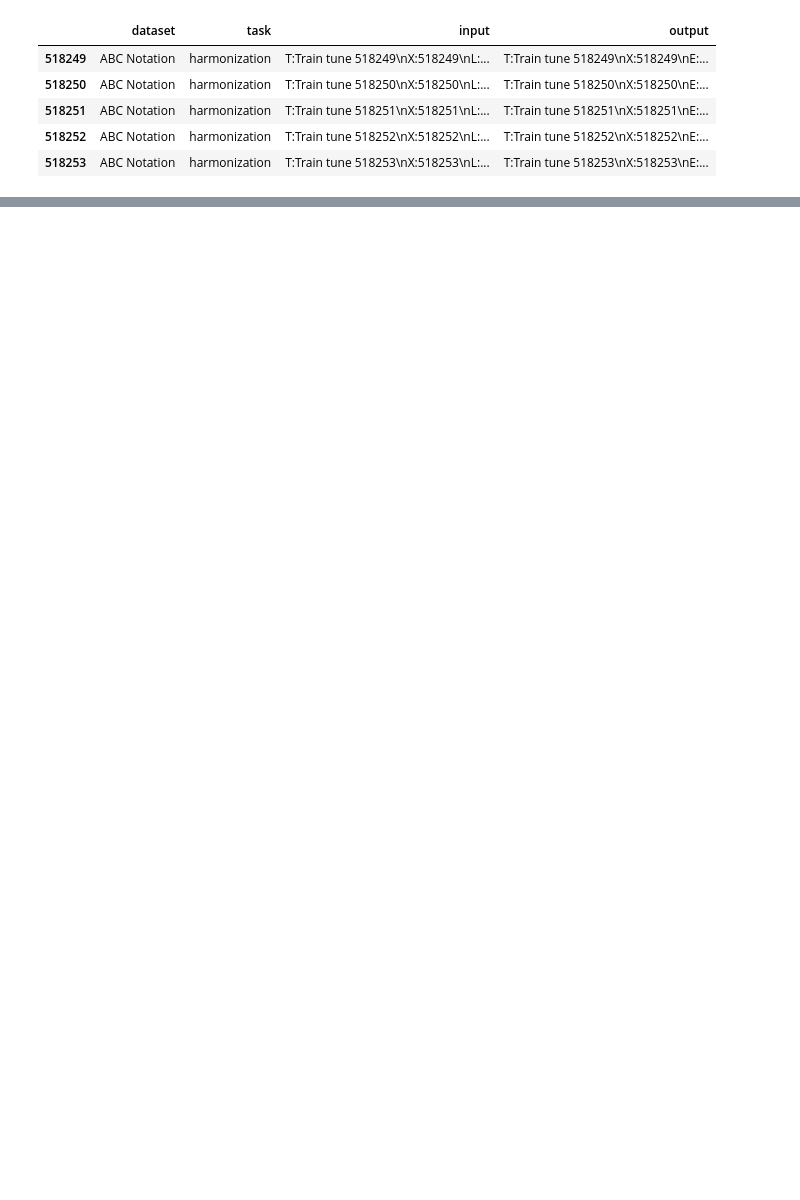
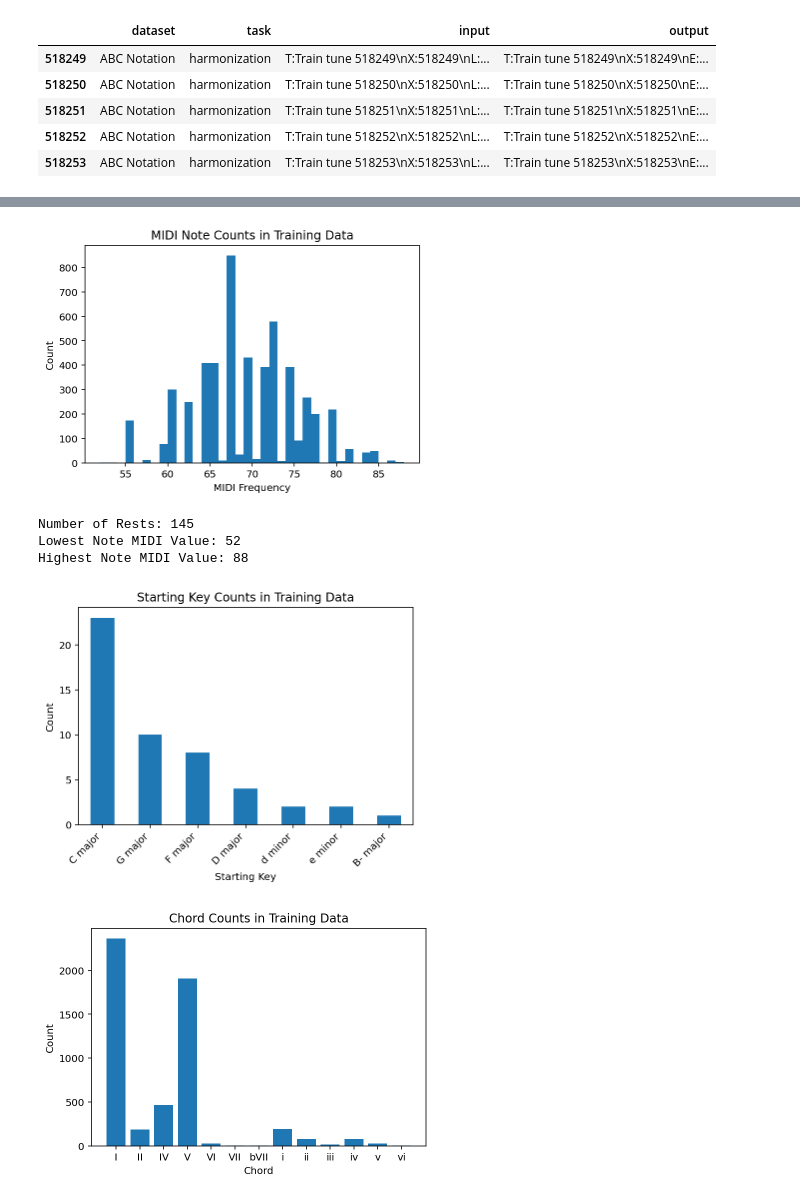
Before and after one commit to adamwellsward/Portfolio_Projects, a Jupyter notebook: visualization.ipynb, the cells around one changed output, grey strips where cells are left out. Saved outputs shown, nothing was run; the diff lists cells and outputs as text; code cells hidden in the pictures; blank space fills up the shorter version.

Commit message:
Updated Visualizations

```diff
--- a/visualization.ipynb
+++ b/visualization.ipynb
@@ -68,16 +68,20 @@ def get_visualization_counts(output: pd.Series) -> pd.DataFrame:
                 # TODO: Implement ordering of the keys to obtain frquencies of each key
         return key
 
+    def get_length(melody: list):
+        return len(melody)
+
     # use the functions to create the new dataframe
     vis_df['chords'] = output.apply(get_chord)
     vis_df['keys'] = output.apply(get_key)
     vis_df['melody'] = output.apply(get_melody_notes)
+    vis_df['length'] = vis_df['melody'].apply(get_length)
 
     return vis_df
 
 # use the function to get the dataframe of chords and notes
-# get the keys
-# think about the number of chords per song, or notes per chord, etc.
+# Histogram of the roman numeral chords for all of the songs in the data set
+# "confusion mmatrix" prob of transitioning from I to V
 # %%
 # test it
-vis_df = get_visualization_counts(bad_cleaning.iloc[:500])
+vis_df = get_visualization_counts(bad_cleaning.iloc[:50])
@@ -102,0 +88,55 @@ plt.show()
+# %%
+# plot the counts of the MIDI frequencies
+# get all of the notes (count the rests and remove them)
+all_notes = np.concatenate([np.array(x) for x in vis_df['melody']])
+num_rests = np.sum(all_notes == '-')
+all_notes = all_notes[all_notes != '-']
+
+# get the high and low values and set the bins
+low = np.min(all_notes)
+high = np.max(all_notes)
+bins = np.linspace(low, high, high - low + 1)
+
+# plot
+plt.hist(all_notes, bins=bins)
+plt.title("MIDI Note Counts in Training Data")
+plt.xlabel("MIDI Frequency")
+plt.ylabel("Count")
+plt.show()
+
+# print descriptive statistics
+print("Number of Rests:", num_rests)
+print("Lowest Note MIDI Value:", low)
+print("Highest Note MIDI Value:", high)
+
+# create a bar graph of the starting keys
+vis_df['keys'].value_counts().plot.bar()
+plt.xticks(rotation=45, ha="right")
+plt.title("Starting Key Counts in Training Data")
+plt.xlabel("Starting Key")
+plt.ylabel("Count")
+plt.show()
+
+# create a histogram of the chords
+all_chords = np.concatenate([np.array(x) for x in vis_df['chords']])
+all_chords = all_chords[all_chords != '-']
+chord_list, counts = np.unique(all_chords, return_counts=True)
+plt.bar(chord_list, counts)
+plt.title("Chord Counts in Training Data")
+plt.xlabel("Chord")
+plt.ylabel("Count")
+plt.show()
+
+# plot the song lengths (number of notes and rests in the song)
+vis_df['length'].plot(kind='hist')
+plt.title("Song Lengths in Training Data")
+plt.xlabel("Song Length (Notes and Rests)")
+plt.ylabel("Count")
+plt.show()
+# %% [output]
+[figure, added]
+Number of Rests: 145
+Lowest Note MIDI Value: 52
+Highest Note MIDI Value: 88
+[figure, added]
+[figure, added]
```
Also changed, not shown: parts of 3 cells of this notebook.
